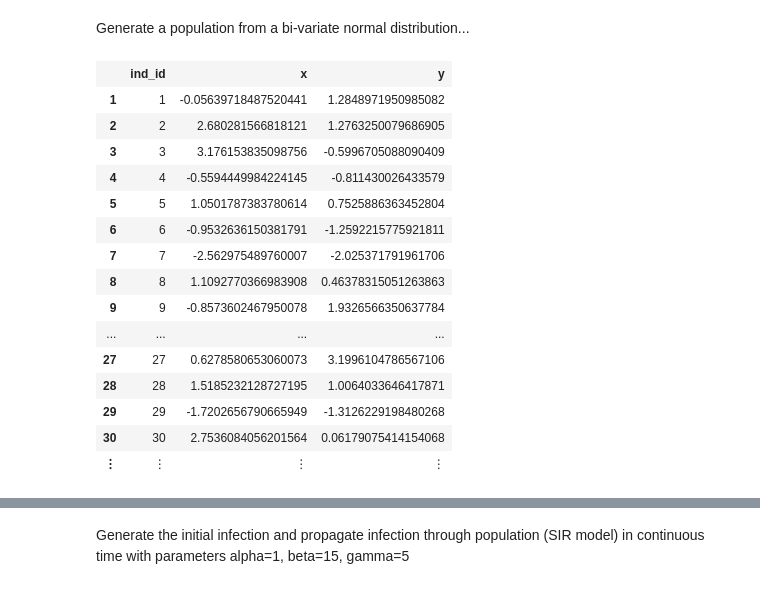
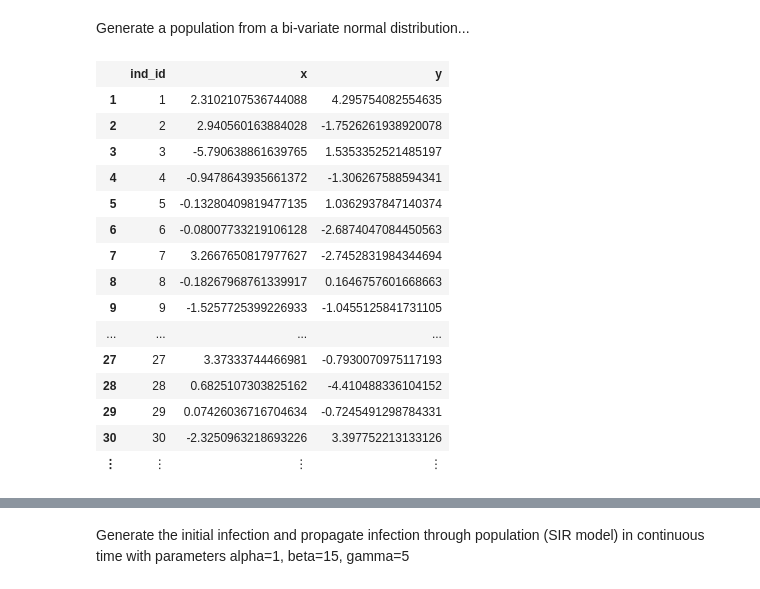
Before and after one commit to jangevaare/ILMs.jl, a Jupyter notebook: example_continuous_SIR.ipynb, the cells around one changed output, grey strips where cells are left out. Saved outputs shown, nothing was run; the diff lists cells and outputs as text; code cells hidden in the pictures.

```diff
--- a/example_continuous_SIR.ipynb
+++ b/example_continuous_SIR.ipynb
@@ -7,21 +7,21 @@ state_timeseries (generic function with 1 method)
 # %% [markdown]
 Generate a population from a bi-variate normal distribution...
 # %%
-pop_db1 = create_pop_db(500, MvNormal(eye(2).*3))
+pop_db1 = create_pop_db(50, MvNormal(eye(2).*4))
 # %% [output]
 |  | ind_id | x | y |
-| 1 | 1 | -0.05639718487520441 | 1.2848971950985082 |
-| 2 | 2 | 2.680281566818121 | 1.2763250079686905 |
-| 3 | 3 | 3.176153835098756 | -0.5996705088090409 |
-| 4 | 4 | -0.5594449984224145 | -0.811430026433579 |
-| 5 | 5 | 1.0501787383780614 | 0.7525886363452804 |
-| 6 | 6 | -0.9532636150381791 | -1.2592215775921811 |
-| 7 | 7 | -2.562975489760007 | -2.025371791961706 |
-| 8 | 8 | 1.1092770366983908 | 0.46378315051263863 |
-| 9 | 9 | -0.8573602467950078 | 1.9326566350637784 |
+| 1 | 1 | 2.3102107536744088 | 4.295754082554635 |
+| 2 | 2 | 2.940560163884028 | -1.7526261938920078 |
+| 3 | 3 | -5.790638861639765 | 1.5353352521485197 |
+| 4 | 4 | -0.9478643935661372 | -1.306267588594341 |
+| 5 | 5 | -0.13280409819477135 | 1.0362937847140374 |
+| 6 | 6 | -0.08007733219106128 | -2.6874047084450563 |
+| 7 | 7 | 3.2667650817977627 | -2.7452831984344694 |
+| 8 | 8 | -0.18267968761339917 | 0.1646757601668663 |
+| 9 | 9 | -1.5257725399226933 | -1.0455125841731105 |
 | ... | ... | ... | ... |
-| 27 | 27 | 0.6278580653060073 | 3.1996104786567106 |
-| 28 | 28 | 1.5185232128727195 | 1.0064033646417871 |
-| 29 | 29 | -1.7202656790665949 | -1.3126229198480268 |
-| 30 | 30 | 2.7536084056201564 | 0.06179075414154068 |
+| 27 | 27 | 3.37333744466981 | -0.7930070975117193 |
+| 28 | 28 | 0.6825107303825162 | -4.410488336104152 |
+| 29 | 29 | 0.07426036716704634 | -0.7245491298784331 |
+| 30 | 30 | -2.3250963218693226 | 3.397752213133126 |
 | ⋮ | ⋮ | ⋮ | ⋮ |
```
Also changed, not shown: parts of 9 cells of this notebook, 2 other files.
